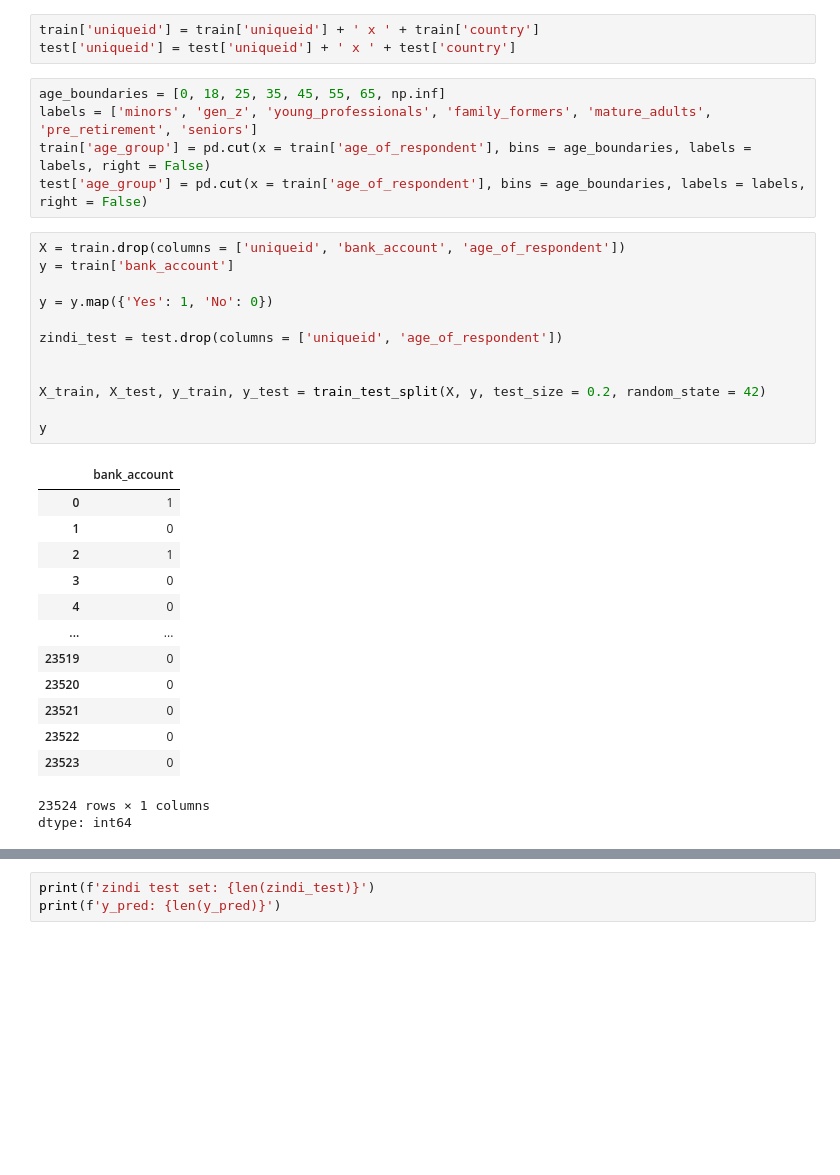
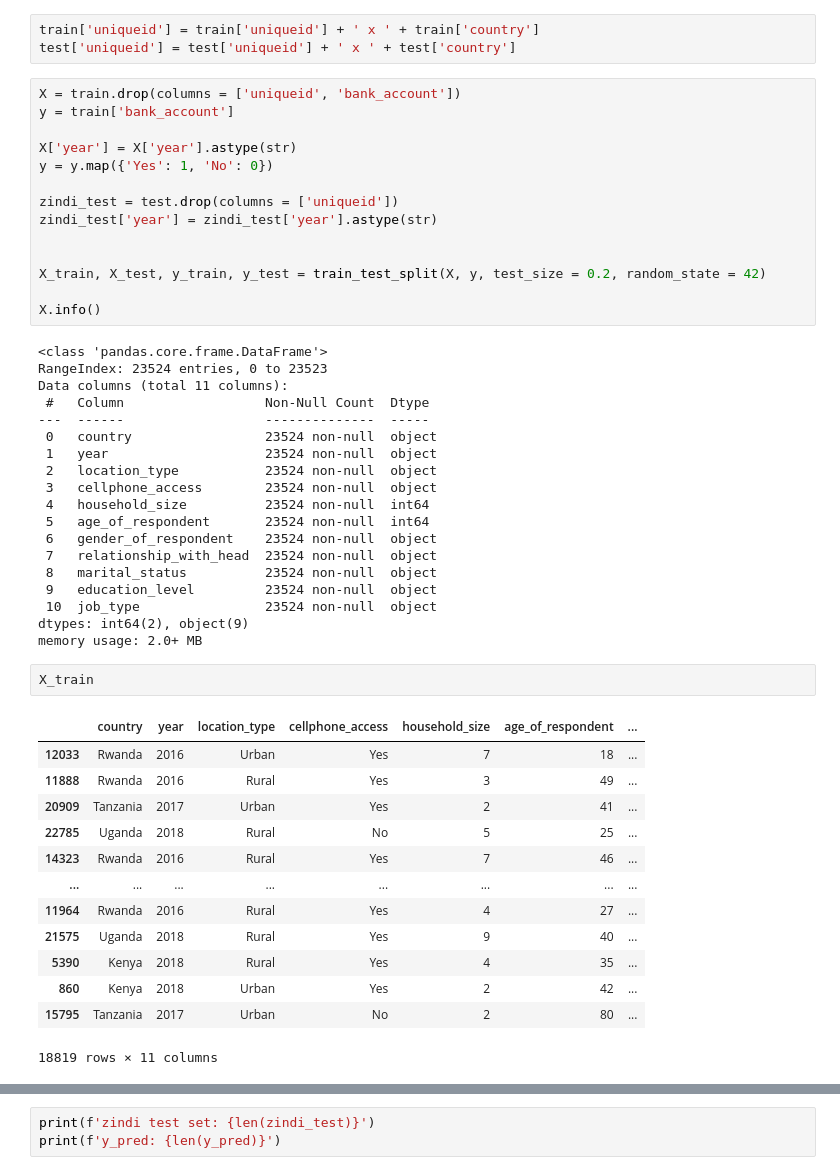
Before and after one commit to Maryam-Shile/Intuitive_pythonista_projects, a Jupyter notebook: Bank_account_predicition_model.ipynb, the cells around one changed output, grey strips where cells are left out. Cells and saved outputs as stored; diff of their text form; blank space fills up the shorter version.

```diff
--- a/Bank_account_predicition_model.ipynb
+++ b/Bank_account_predicition_model.ipynb
@@ -32,38 +32,55 @@ test = pd.read_csv('/content/financial_inclusion/Test.csv')
 # %%
 train['uniqueid'] = train['uniqueid'] + ' x ' + train['country']
 test['uniqueid'] = test['uniqueid'] + ' x ' + test['country']
-# %%
-age_boundaries = [0, 18, 25, 35, 45, 55, 65, np.inf]
-labels = ['minors', 'gen_z', 'young_professionals', 'family_formers', 'mature_adults', 'pre_retirement', 'seniors']
-train['age_group'] = pd.cut(x = train['age_of_respondent'], bins = age_boundaries, labels = labels, right = False)
-test['age_group'] = pd.cut(x = train['age_of_respondent'], bins = age_boundaries, labels = labels, right = False)
 # %%
-X = train.drop(columns = ['uniqueid', 'bank_account', 'age_of_respondent'])
+X = train.drop(columns = ['uniqueid', 'bank_account'])
 y = train['bank_account']
 
+X['year'] = X['year'].astype(str)
 y = y.map({'Yes': 1, 'No': 0})
 
-zindi_test = test.drop(columns = ['uniqueid', 'age_of_respondent'])
+zindi_test = test.drop(columns = ['uniqueid'])
+zindi_test['year'] = zindi_test['year'].astype(str)
 
 
 X_train, X_test, y_train, y_test = train_test_split(X, y, test_size = 0.2, random_state = 42)
 
-y
+X.info()
 # %% [output]
-|  | bank_account |
-| 0 | 1 |
-| 1 | 0 |
-| 2 | 1 |
-| 3 | 0 |
-| 4 | 0 |
-| ... | ... |
-| 23519 | 0 |
-| 23520 | 0 |
-| 23521 | 0 |
-| 23522 | 0 |
-| 23523 | 0 |
-23524 rows × 1 columns
-dtype: int64
+<class 'pandas.core.frame.DataFrame'>
+RangeIndex: 23524 entries, 0 to 23523
+Data columns (total 11 columns):
+ #   Column                  Non-Null Count  Dtype
+---  ------                  --------------  -----
+ 0   country                 23524 non-null  object
+ 1   year                    23524 non-null  object
+ 2   location_type           23524 non-null  object
+ 3   cellphone_access        23524 non-null  object
+ 4   household_size          23524 non-null  int64
+ 5   age_of_respondent       23524 non-null  int64
+ 6   gender_of_respondent    23524 non-null  object
+ 7   relationship_with_head  23524 non-null  object
+ 8   marital_status          23524 non-null  object
+ 9   education_level         23524 non-null  object
+ 10  job_type                23524 non-null  object
+dtypes: int64(2), object(9)
+memory usage: 2.0+ MB
+# %%
+X_train
+# %% [output]
+|  | country | year | location_type | cellphone_access | household_size | age_of_respondent | ... |
+| 12033 | Rwanda | 2016 | Urban | Yes | 7 | 18 | ... |
+| 11888 | Rwanda | 2016 | Rural | Yes | 3 | 49 | ... |
+| 20909 | Tanzania | 2017 | Urban | Yes | 2 | 41 | ... |
+| 22785 | Uganda | 2018 | Rural | No | 5 | 25 | ... |
+| 14323 | Rwanda | 2016 | Rural | Yes | 7 | 46 | ... |
+| ... | ... | ... | ... | ... | ... | ... | ... |
+| 11964 | Rwanda | 2016 | Rural | Yes | 4 | 27 | ... |
+| 21575 | Uganda | 2018 | Rural | Yes | 9 | 40 | ... |
+| 5390 | Kenya | 2018 | Rural | Yes | 4 | 35 | ... |
+| 860 | Kenya | 2018 | Urban | Yes | 2 | 42 | ... |
+| 15795 | Tanzania | 2017 | Urban | No | 2 | 80 | ... |
+18819 rows × 11 columns
 # %%
 cat_col = ['country', 'year', 'location_type',
        'cellphone_access', 'gender_of_respondent', 'relationship_with_head', 'marital_status',
```
Also changed, not shown: parts of 4 cells of this notebook.
